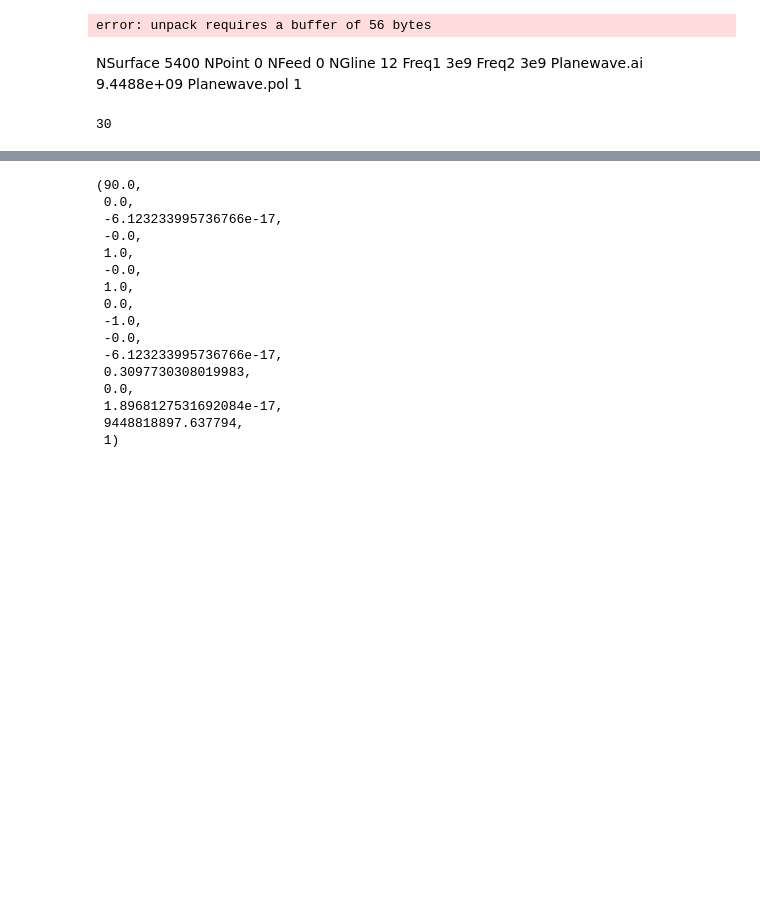
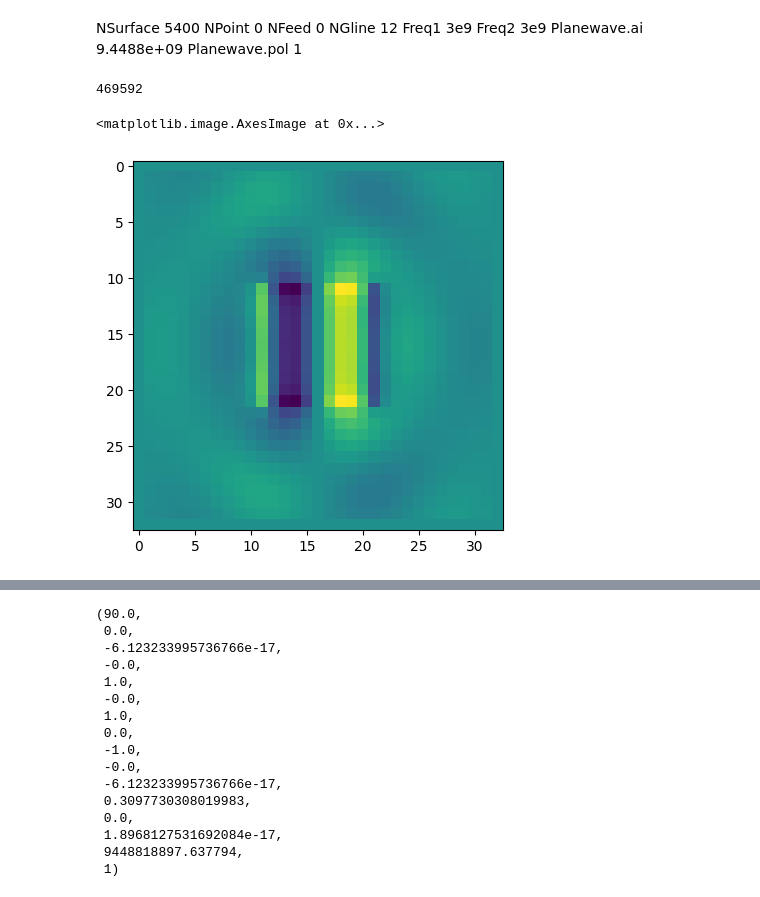
Before and after one commit to shiro-github-python/OpenFDTD_read_ofdFile, a Jupyter notebook: readOutputData.ipynb, the cells around one changed output, grey strips where cells are left out. Saved outputs shown, nothing was run; the diff lists cells and outputs as text; code cells hidden in the pictures; blank space fills up the shorter version.

```diff
--- a/readOutputData.ipynb
+++ b/readOutputData.ipynb
@@ -27,6 +28,9 @@ with open(filename, "rb") as f:
     fmt = "2d 3d 3d 3d 3d d i"
     planewave = struct.unpack(fmt, f.read(struct.calcsize(fmt)))
     data["Planewave"] = planewave
+
+    fmt = "i"
+    temp = struct.unpack(fmt, f.read(struct.calcsize(fmt)))
 
     # --- Read arrays with numpy ---
     def read_array(dtype, count):
@@ -117,8 +121,6 @@ with open(filename, "rb") as f:
 
     # Last number (num)
     data["num_written"] = struct.unpack("Q", f.read(8))[0]
-# %% [output]
-error: unpack requires a buffer of 56 bytes
 # %% [markdown]
 NSurface 5400
 NPoint 0
@@ -129,6 +131,13 @@ Freq2 3e9
 Planewave.ai 9.4488e+09
 Planewave.pol 1
 # %%
-Nx
+data["num_written"]
 # %% [output]
-30
+469592
+# %%
+fields = data["cfield"]
+dEx_r = fields[0]["Ex_r"]
+plt.imshow(dEx_r[21*33*33:21*33*33+33*33].reshape(33,33))
+# %% [output]
+<matplotlib.image.AxesImage at 0x...>
+[figure, added]
```
Also changed, not shown: parts of 3 cells of this notebook.
